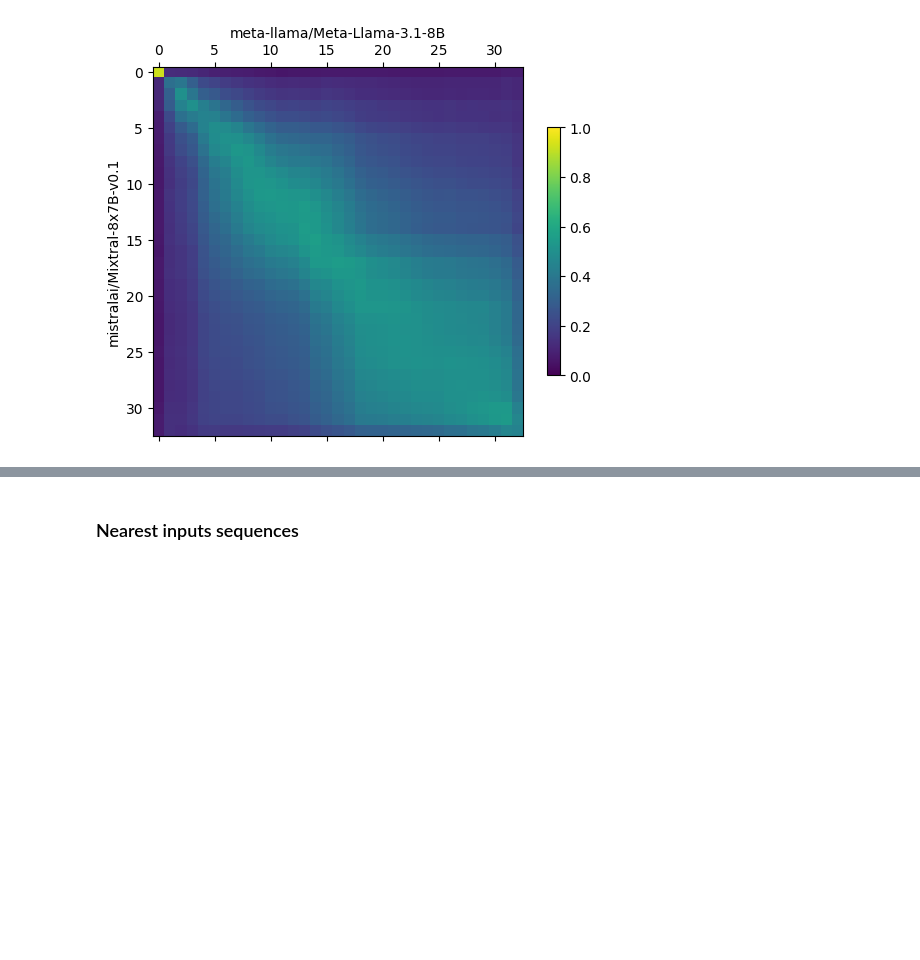
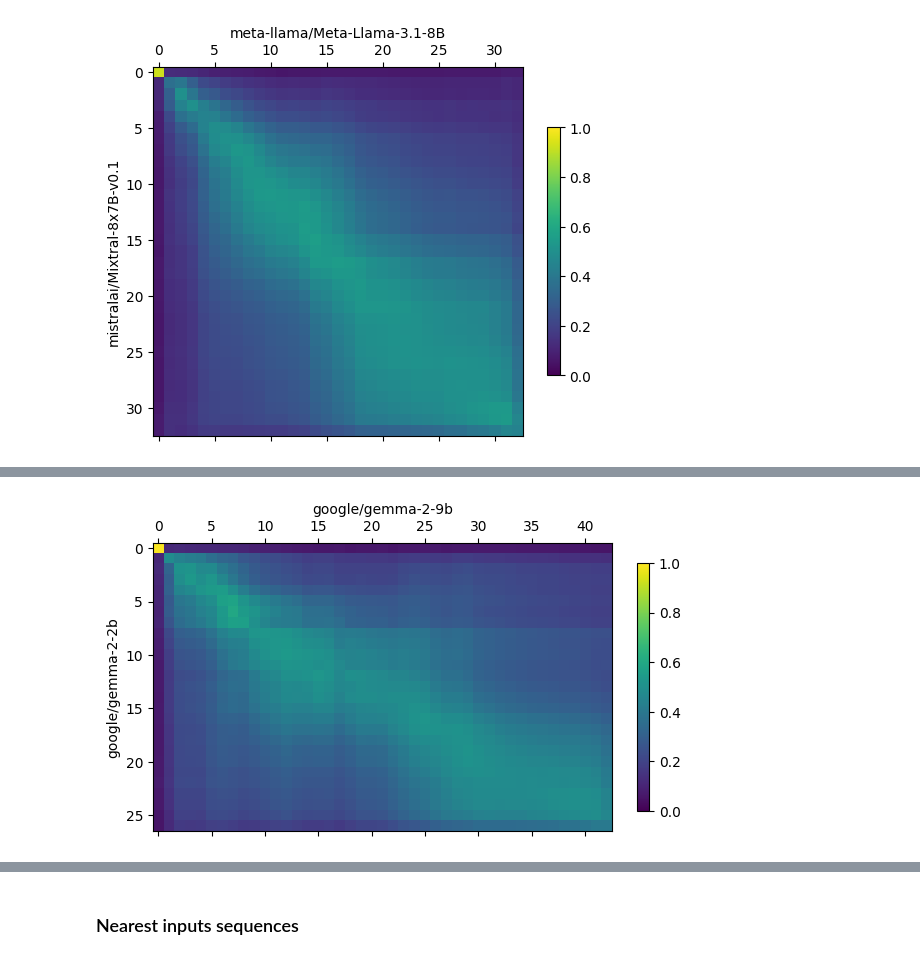
Before and after one commit to chriswolfram/unireps, a Jupyter notebook: notebooks/unireps-2.ipynb, the cells around one changed output, grey strips where cells are left out. Cells and saved outputs as stored; diff of their text form; code cells hidden in the pictures; blank space fills up the shorter version.

```diff
--- a/notebooks/unireps-2.ipynb
+++ b/notebooks/unireps-2.ipynb
@@ -298,0 +329,5 @@ plt.show()
+# %%
+layer_similarities_plot('google/gemma-2-2b', 'google/gemma-2-9b', 'book_translations_en')
+plt.show()
+# %% [output]
+[figure, added]
```
Also changed, not shown: parts of 8 cells of this notebook.
